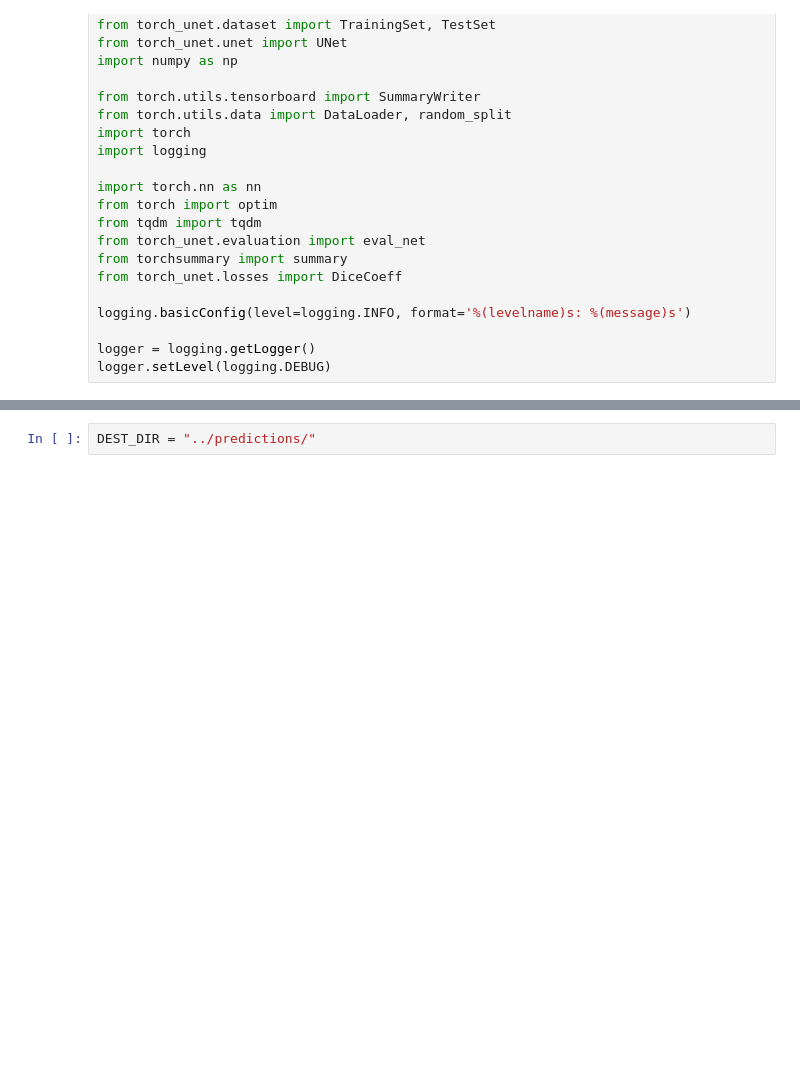
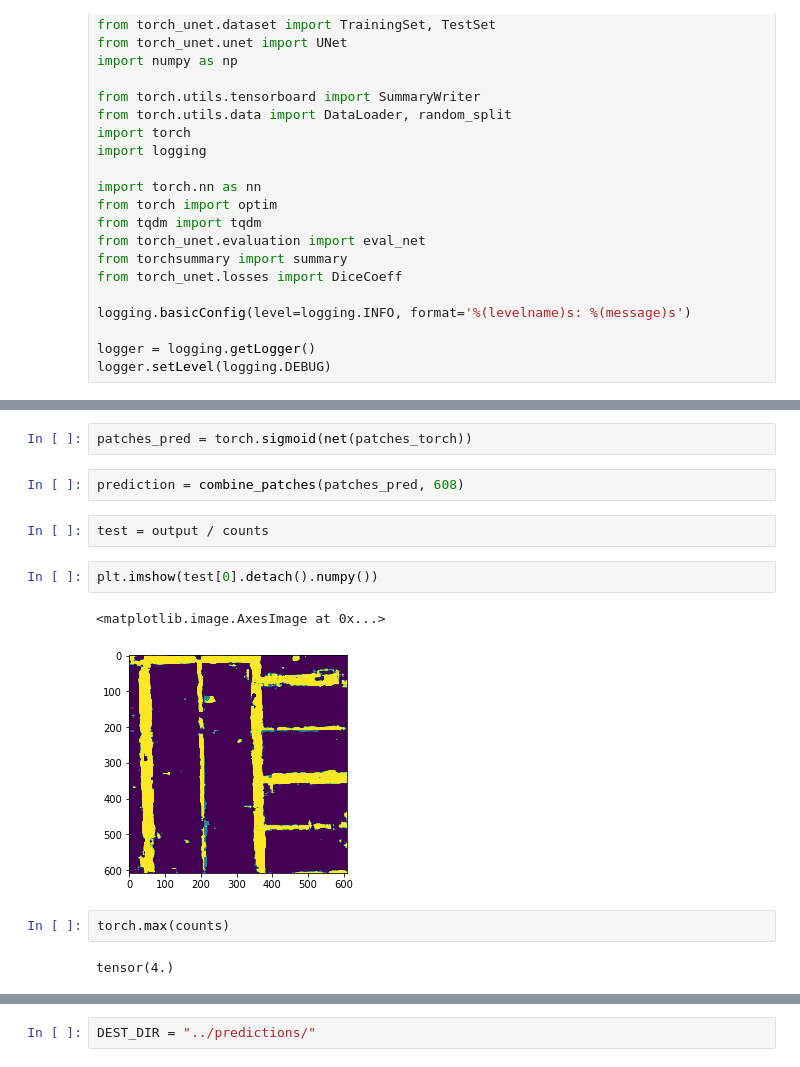
Before and after one commit to ehoelzl/ML_course, a Jupyter notebook: projects/project2/project_road_segmentation/torch_unet/Torch.ipynb, the cells around one changed output, grey strips where cells are left out. Drawn from its saved outputs; the diff is of its cells as text; blank space fills up the shorter version.

```diff
--- a/projects/project2/project_road_segmentation/torch_unet/Torch.ipynb
+++ b/projects/project2/project_road_segmentation/torch_unet/Torch.ipynb
@@ -160,0 +72,15 @@ import matplotlib.image as mpimg
+# %%
+patches_pred = torch.sigmoid(net(patches_torch))
+# %%
+prediction = combine_patches(patches_pred, 608)
+# %%
+test = output / counts
+# %%
+plt.imshow(test[0].detach().numpy())
+# %% [output]
+<matplotlib.image.AxesImage at 0x...>
+[figure, added]
+# %%
+torch.max(counts)
+# %% [output]
+tensor(4.)
```
Also changed, not shown: parts of 25 cells of this notebook, 7 other files.
